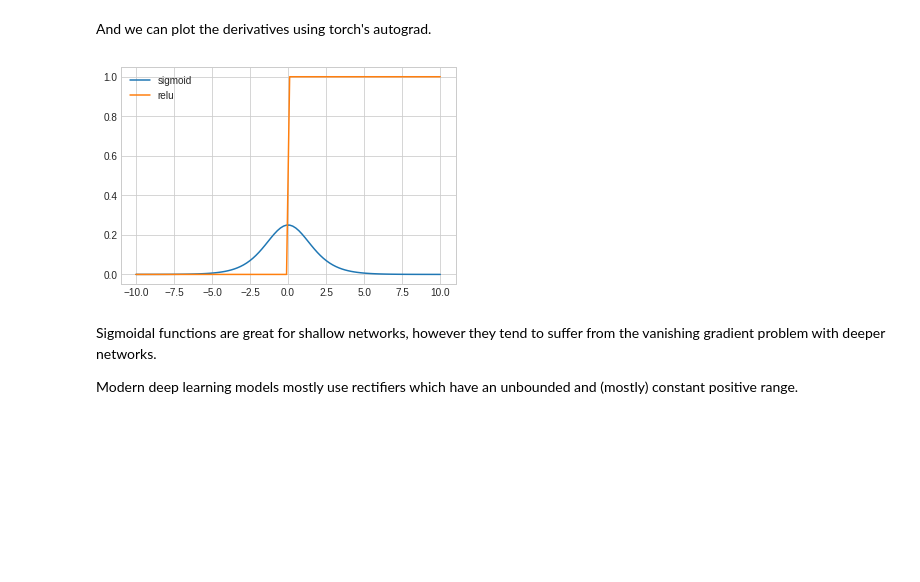
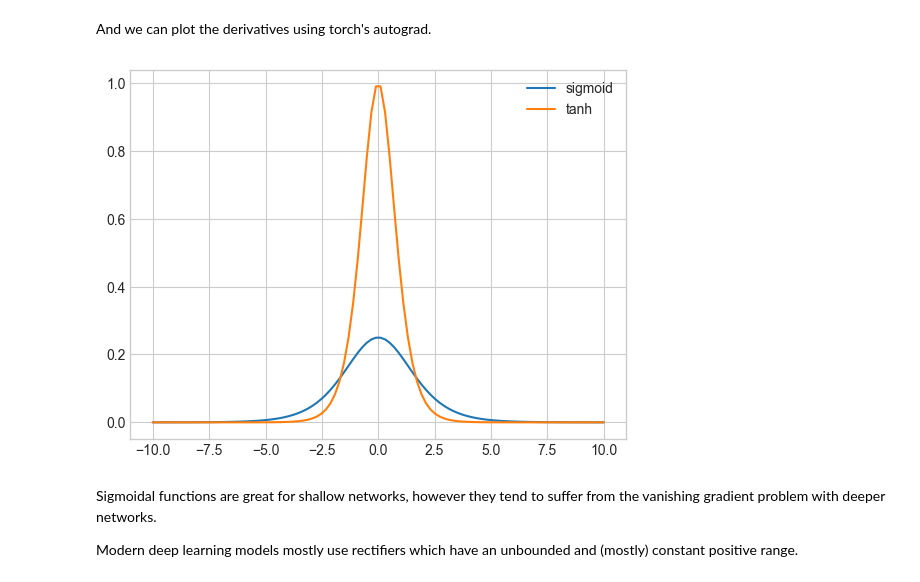
Before and after one commit to tjwhitaker/thewhiteacre, a Jupyter notebook: src/notebooks/activation-functions.ipynb, the cells around one changed output. Cells and saved outputs as stored; diff of their text form; code cells hidden in the pictures; blank space fills up the shorter version.

```diff
--- a/src/notebooks/activation-functions.ipynb
+++ b/src/notebooks/activation-functions.ipynb
@@ -39,21 +39,21 @@ And we can plot the derivatives using torch's autograd.
 # %%
 def plot_derivative(x, func):
     f = func(x)
     out = f.sum()
 
     out.backward()
 
     plt.plot(x.detach(), x.grad.detach(), label=f"{func.__name__}")
     plt.legend()
 
     x.grad.zero_()
 
 x = torch.linspace(-10, 10, 100, requires_grad=True)
 
 plot_derivative(x, torch.sigmoid)
-plot_derivative(x, torch.relu)
+plot_derivative(x, torch.tanh)
 # %% [output]
-[figure, old version]
+[figure, new version]
 # %% [markdown]
 Sigmoidal functions are great for shallow networks, however they tend to suffer from the vanishing gradient problem with deeper networks.
 
```
Also changed, not shown: parts of 3 cells of this notebook, 6 other files.
